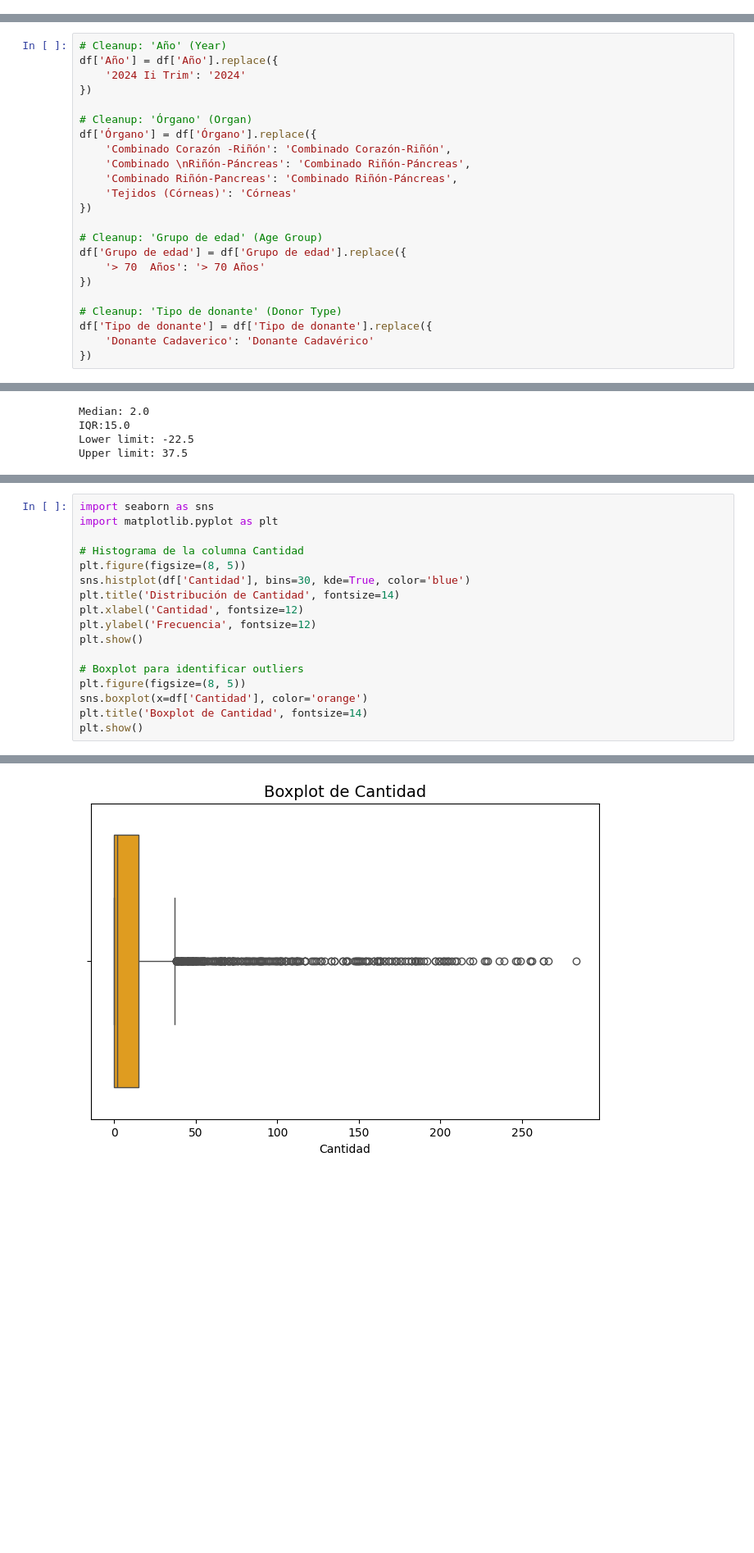
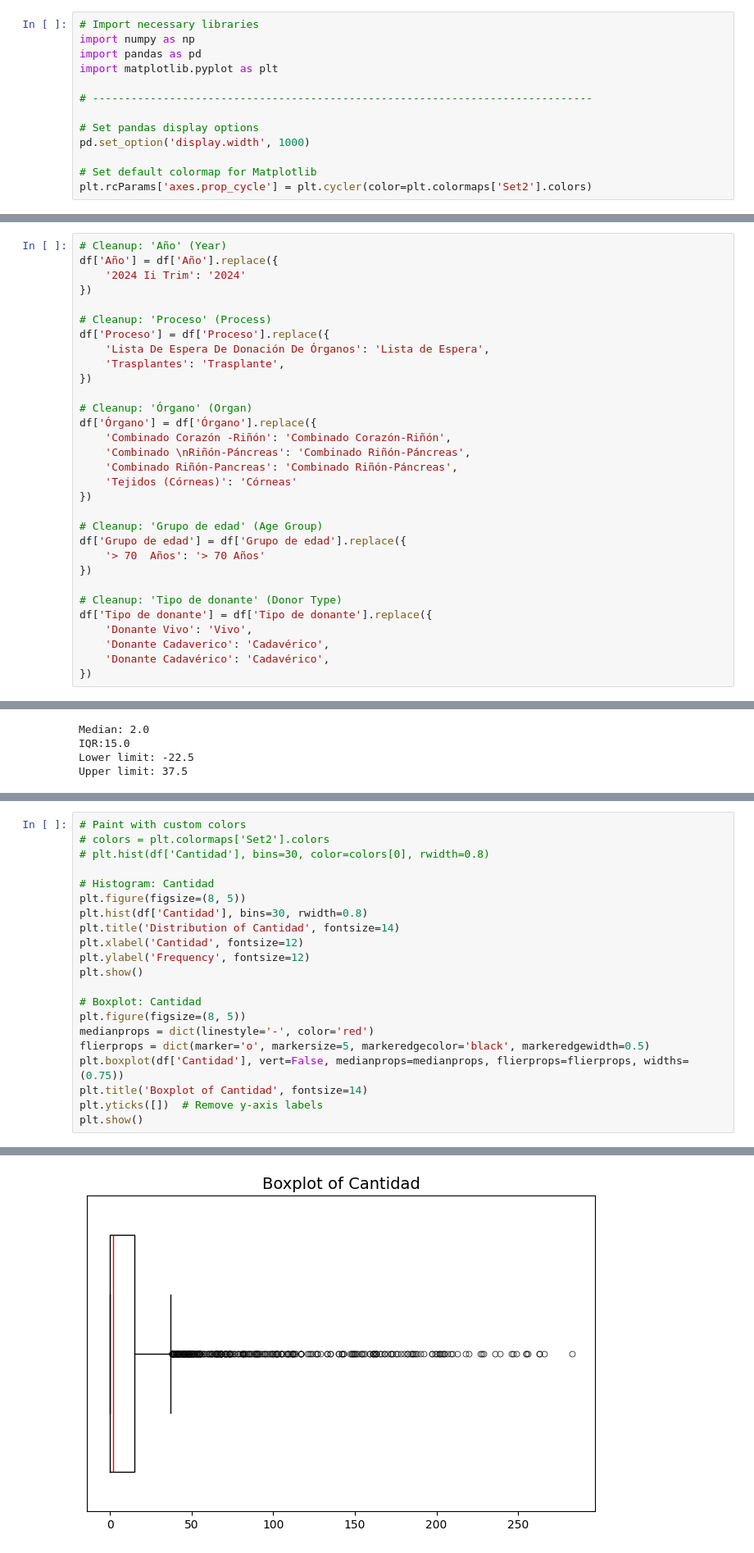
Before and after one commit to jalarconb/DataScience2024II, a Jupyter notebook: DSProject.ipynb, the cells around one changed output, grey strips where cells are left out. Shown at 82% size. Cells and saved outputs as stored; diff of their text form; blank space fills up the shorter version.

```diff
--- a/DSProject.ipynb
+++ b/DSProject.ipynb
@@ -30,3 +27,16 @@ import pandas as pd
+# %%
+# Import necessary libraries
+import numpy as np
+import pandas as pd
+import matplotlib.pyplot as plt
+
+# ------------------------------------------------------------------------------
+
+# Set pandas display options
+pd.set_option('display.width', 1000)
+
+# Set default colormap for Matplotlib
+plt.rcParams['axes.prop_cycle'] = plt.cycler(color=plt.colormaps['Set2'].colors)
 # %% [markdown]
 ## 1.2 - Data
 
@@ -132,6 +142,12 @@ As for the other columns, there are some missing and extra characters and accent
 # Cleanup: 'Año' (Year)
 df['Año'] = df['Año'].replace({
     '2024 Ii Trim': '2024'
+})
+
+# Cleanup: 'Proceso' (Process)
+df['Proceso'] = df['Proceso'].replace({
+    'Lista De Espera De Donación De Órganos': 'Lista de Espera',
+    'Trasplantes': 'Trasplante',
 })
 
 # Cleanup: 'Órgano' (Organ)
@@ -149,7 +165,9 @@ df['Grupo de edad'] = df['Grupo de edad'].replace({
 
 # Cleanup: 'Tipo de donante' (Donor Type)
 df['Tipo de donante'] = df['Tipo de donante'].replace({
-    'Donante Cadaverico': 'Donante Cadavérico'
+    'Donante Vivo': 'Vivo',
+    'Donante Cadaverico': 'Cadavérico',
+    'Donante Cadavérico': 'Cadavérico',
 })
 # %%
 # Check unique values in each modified column
@@ -224,18 +399,22 @@ Upper limit: 37.5
 # %%
-import seaborn as sns
-import matplotlib.pyplot as plt
+# Paint with custom colors
+# colors = plt.colormaps['Set2'].colors
+# plt.hist(df['Cantidad'], bins=30, color=colors[0], rwidth=0.8)
 
-# Histograma de la columna Cantidad
+# Histogram: Cantidad
 plt.figure(figsize=(8, 5))
-sns.histplot(df['Cantidad'], bins=30, kde=True, color='blue')
-plt.title('Distribución de Cantidad', fontsize=14)
+plt.hist(df['Cantidad'], bins=30, rwidth=0.8)
+plt.title('Distribution of Cantidad', fontsize=14)
 plt.xlabel('Cantidad', fontsize=12)
-plt.ylabel('Frecuencia', fontsize=12)
+plt.ylabel('Frequency', fontsize=12)
 plt.show()
 
-# Boxplot para identificar outliers
+# Boxplot: Cantidad
 plt.figure(figsize=(8, 5))
-sns.boxplot(x=df['Cantidad'], color='orange')
-plt.title('Boxplot de Cantidad', fontsize=14)
+medianprops = dict(linestyle='-', color='red')
+flierprops = dict(marker='o', markersize=5, markeredgecolor='black', markeredgewidth=0.5)
+plt.boxplot(df['Cantidad'], vert=False, medianprops=medianprops, flierprops=flierprops, widths=(0.75))
+plt.title('Boxplot of Cantidad', fontsize=14)
+plt.yticks([])  # Remove y-axis labels
 plt.show()
 # %% [output]
@@ -243 +422 @@ plt.show()
-[figure, old version]
+[figure, new version]
```
Also changed, not shown: parts of 17 cells of this notebook.
